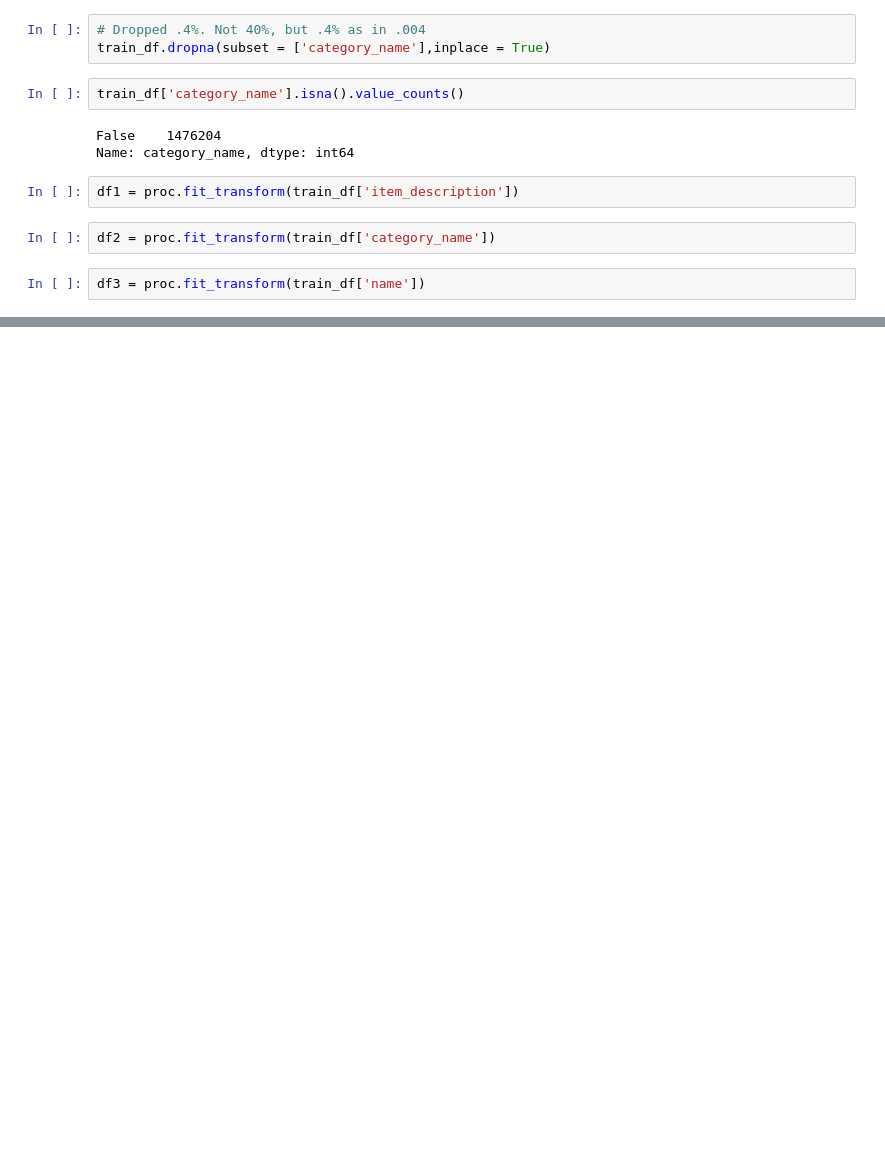
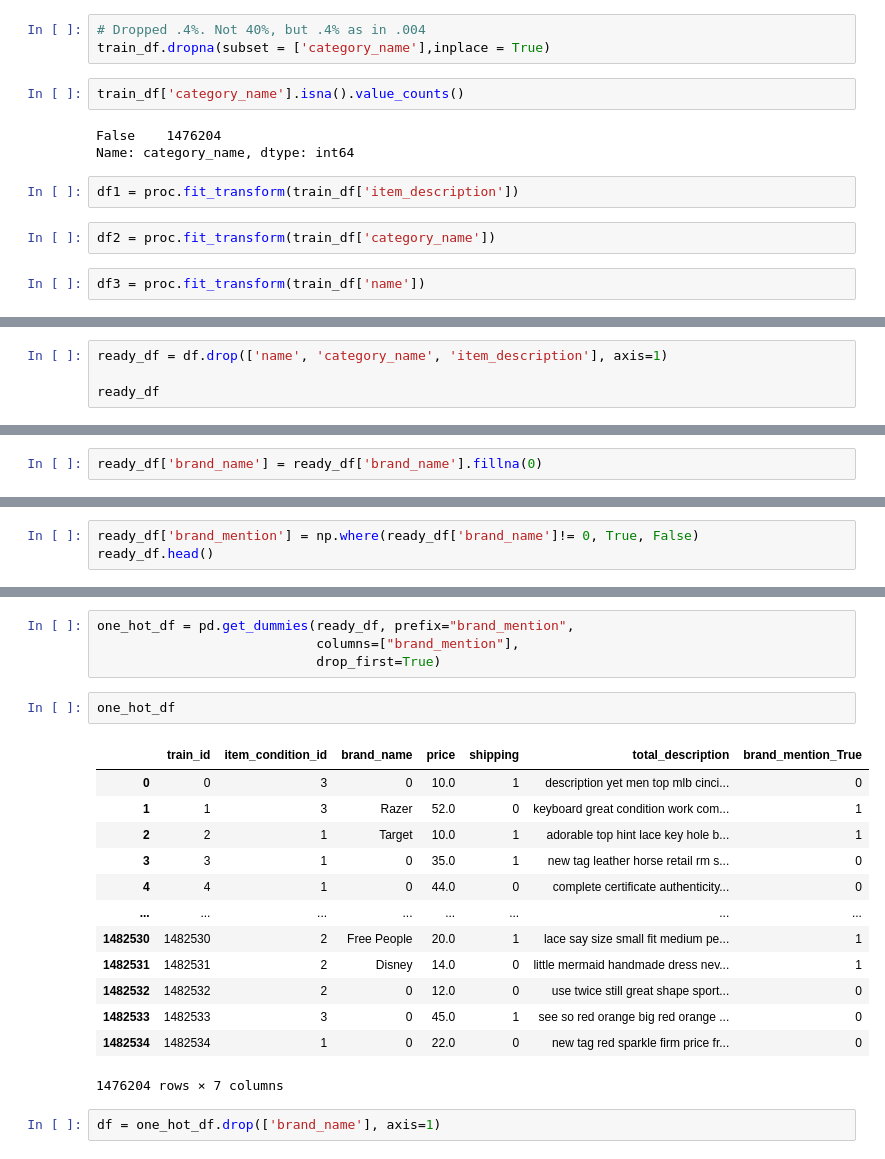
Before and after one commit to jabadvm6/Mercari-Price-Prediction-Project, a Jupyter notebook: Mercari NLP.ipynb, the cells around one changed output, grey strips where cells are left out. Saved outputs shown, nothing was run; the diff lists cells and outputs as text; blank space fills up the shorter version.

```diff
--- a/Mercari NLP.ipynb
+++ b/Mercari NLP.ipynb
@@ -242,0 +269,4 @@ df12[0]
+# %%
+ready_df = df.drop(['name', 'category_name', 'item_description'], axis=1)
+
+ready_df
@@ -242,0 +287,2 @@ df12[0]
+# %%
+ready_df['brand_name'] = ready_df['brand_name'].fillna(0)
@@ -242,0 +305,3 @@ df12[0]
+# %%
+ready_df['brand_mention'] = np.where(ready_df['brand_name']!= 0, True, False)
+ready_df.head()
@@ -242,0 +315,22 @@ df12[0]
+# %%
+one_hot_df = pd.get_dummies(ready_df, prefix="brand_mention",
+                            columns=["brand_mention"],
+                            drop_first=True)
+# %%
+one_hot_df
+# %% [output]
+|  | train_id | item_condition_id | brand_name | price | shipping | total_description | brand_mention_True |
+| 0 | 0 | 3 | 0 | 10.0 | 1 | description yet men top mlb cinci... | 0 |
+| 1 | 1 | 3 | Razer | 52.0 | 0 | keyboard great condition work com... | 1 |
+| 2 | 2 | 1 | Target | 10.0 | 1 | adorable top hint lace key hole b... | 1 |
+| 3 | 3 | 1 | 0 | 35.0 | 1 | new tag leather horse retail rm s... | 0 |
+| 4 | 4 | 1 | 0 | 44.0 | 0 | complete certificate authenticity... | 0 |
+| ... | ... | ... | ... | ... | ... | ... | ... |
+| 1482530 | 1482530 | 2 | Free People | 20.0 | 1 | lace say size small fit medium pe... | 1 |
+| 1482531 | 1482531 | 2 | Disney | 14.0 | 0 | little mermaid handmade dress nev... | 1 |
+| 1482532 | 1482532 | 2 | 0 | 12.0 | 0 | use twice still great shape sport... | 0 |
+| 1482533 | 1482533 | 3 | 0 | 45.0 | 1 | see so red orange big red orange ... | 0 |
+| 1482534 | 1482534 | 1 | 0 | 22.0 | 0 | new tag red sparkle firm price fr... | 0 |
+1476204 rows × 7 columns
+# %%
+df = one_hot_df.drop(['brand_name'], axis=1)
```
Also changed, not shown: parts of 57 cells of this notebook, 6 other files.
